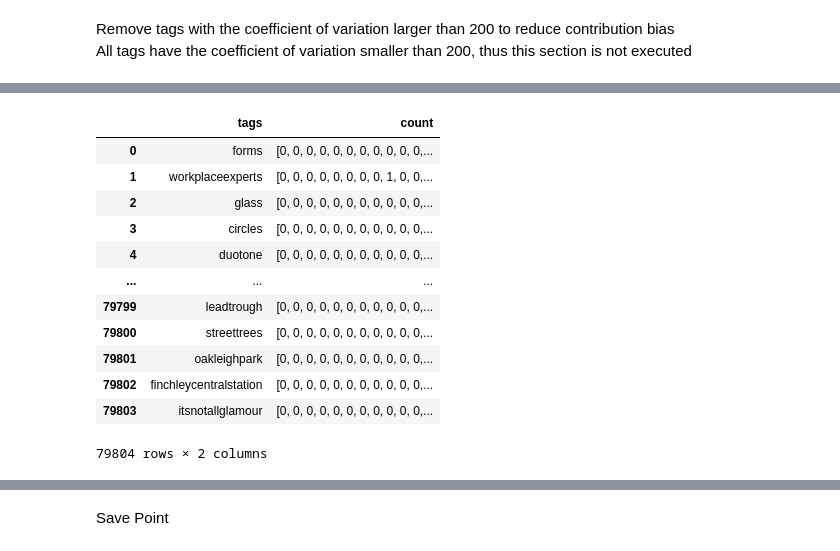
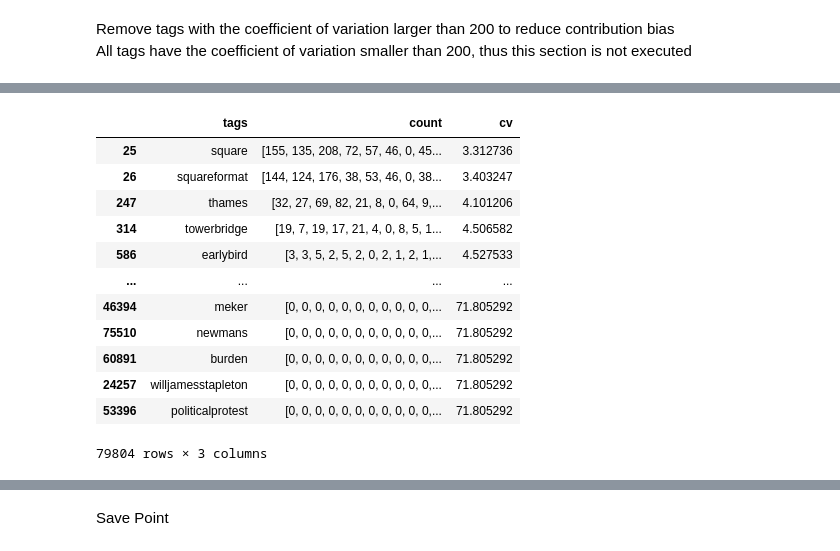
Before and after one commit to leyixu21/Semantic-Trajectory, a Jupyter notebook: clean_flickr_data.ipynb, the cells around one changed output, grey strips where cells are left out. Saved outputs shown, nothing was run; the diff lists cells and outputs as text; code cells hidden in the pictures.

```diff
--- a/clean_flickr_data.ipynb
+++ b/clean_flickr_data.ipynb
@@ -372,0 +543,7 @@ print(len(tags_remove))
+# %%
+# # save two datasets as pickle
+# tags_freq.to_pickle(path+'tags_freq.pkl')
+# tags_users_freq.to_pickle(path+'tags_users_freq.pkl')
+
+tags_freq = pd.read_pickle(path+'tags_freq.pkl')
+tags_users_freq = pd.read_pickle(path+'tags_users_freq.pkl')
@@ -375,3 +554,19 @@ print(len(tags_remove))
 # %% [markdown]
 Remove tags with the coefficient of variation larger than 200 to reduce contribution bias
 All tags have the coefficient of variation smaller than 200, thus this section is not executed
+# %%
+# # remove zeros in count list of tags_users_freq
+# tags_users_freq['count'] = tags_users_freq['count'].apply(lambda x: [i for i in x if i!=0])
+
+# add a column in tags_users_freq to store the coefficient of variation
+tags_users_freq['cv'] = 0
+
+# get the coefficient of variation of tags based on the frequency
+tags_users_freq['cv'] = tags_users_freq['count'].apply(lambda x: np.std(x) / np.mean(x))
+
+tags_users_freq
+# remove tags based on cv
+# gdf =
+
+# # remove photos with no tags again
+# gdf = gdf.dropna(subset=['tags'])
@@ -378,16 +587,16 @@ All tags have the coefficient of variation smaller than 200, thus this section i
 # %%
-tags_users_freq
+tags_users_freq.sort_values('cv')
 # %% [output]
-|  | tags | count |
-| 0 | forms | [0, 0, 0, 0, 0, 0, 0, 0, 0, 0, 0,... |
-| 1 | workplaceexperts | [0, 0, 0, 0, 0, 0, 0, 0, 1, 0, 0,... |
-| 2 | glass | [0, 0, 0, 0, 0, 0, 0, 0, 0, 0, 0,... |
-| 3 | circles | [0, 0, 0, 0, 0, 0, 0, 0, 0, 0, 0,... |
-| 4 | duotone | [0, 0, 0, 0, 0, 0, 0, 0, 0, 0, 0,... |
-| ... | ... | ... |
-| 79799 | leadtrough | [0, 0, 0, 0, 0, 0, 0, 0, 0, 0, 0,... |
-| 79800 | streettrees | [0, 0, 0, 0, 0, 0, 0, 0, 0, 0, 0,... |
-| 79801 | oakleighpark | [0, 0, 0, 0, 0, 0, 0, 0, 0, 0, 0,... |
-| 79802 | finchleycentralstation | [0, 0, 0, 0, 0, 0, 0, 0, 0, 0, 0,... |
-| 79803 | itsnotallglamour | [0, 0, 0, 0, 0, 0, 0, 0, 0, 0, 0,... |
+|  | tags | count | cv |
+| 25 | square | [155, 135, 208, 72, 57, 46, 0, 45... | 3.312736 |
+| 26 | squareformat | [144, 124, 176, 38, 53, 46, 0, 38... | 3.403247 |
+| 247 | thames | [32, 27, 69, 82, 21, 8, 0, 64, 9,... | 4.101206 |
+| 314 | towerbridge | [19, 7, 19, 17, 21, 4, 0, 8, 5, 1... | 4.506582 |
+| 586 | earlybird | [3, 3, 5, 2, 5, 2, 0, 2, 1, 2, 1,... | 4.527533 |
+| ... | ... | ... | ... |
+| 46394 | meker | [0, 0, 0, 0, 0, 0, 0, 0, 0, 0, 0,... | 71.805292 |
+| 75510 | newmans | [0, 0, 0, 0, 0, 0, 0, 0, 0, 0, 0,... | 71.805292 |
+| 60891 | burden | [0, 0, 0, 0, 0, 0, 0, 0, 0, 0, 0,... | 71.805292 |
+| 24257 | willjamesstapleton | [0, 0, 0, 0, 0, 0, 0, 0, 0, 0, 0,... | 71.805292 |
+| 53396 | politicalprotest | [0, 0, 0, 0, 0, 0, 0, 0, 0, 0, 0,... | 71.805292 |
-79804 rows × 2 columns
+79804 rows × 3 columns
```
Also changed, not shown: parts of 70 cells of this notebook.
